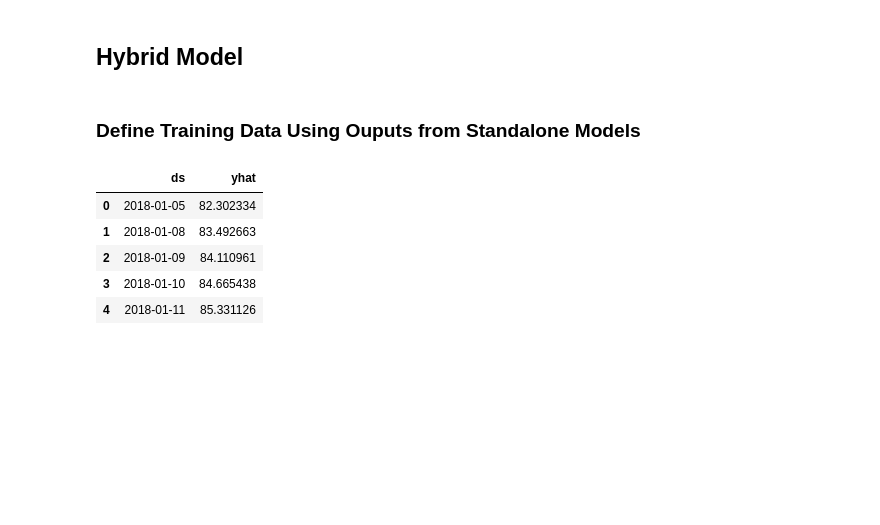
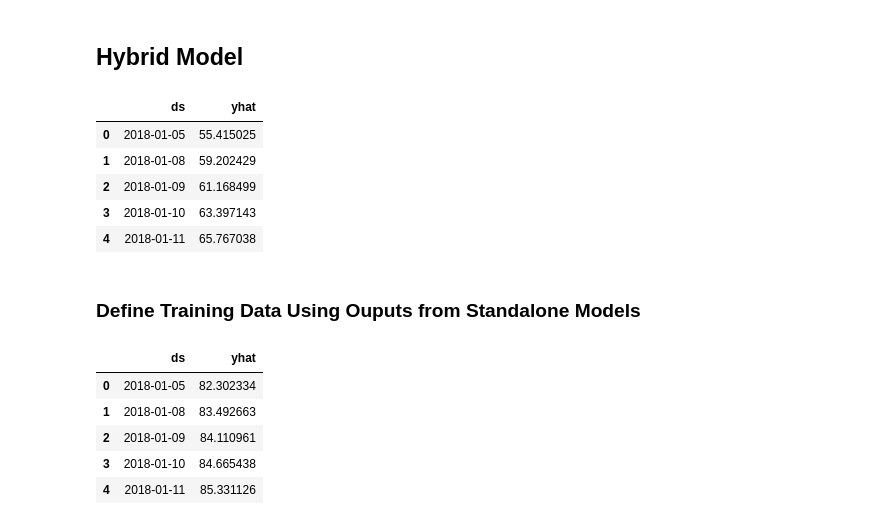
Before and after one commit to Chenzhang0329/StockPrice-Hybrid-Model-, a Jupyter notebook: Working Copy_of_Final_Assignment_Main.ipynb, the cells around one changed output. Drawn from its saved outputs; the diff is of its cells as text; code cells hidden in the pictures; blank space fills up the shorter version.

```diff
--- a/Working Copy_of_Final_Assignment_Main.ipynb
+++ b/Working Copy_of_Final_Assignment_Main.ipynb
@@ -477,12 +477,9 @@ finance_data.head()
 | 4 | 2017-08-10 | 71.900002 | 72.190002 | 71.349998 | 71.410004 | 66.390930 | 24734500 | MSFT | NaN | NaN | NaN | ... |
 # %%
 MSFT_Data = finance_data[finance_data['ticker']=='MSFT']
-
+Google_Data = finance_data[finance_data['ticker']=='GOOG']
 # This function is used to get the train data and test data
 def data_preparation(df):
   data=df[["date","adj_close"]]
   data = data.rename(columns = {'date':'ds', 'adj_close':'y'})
   return data
-
-
-MSFT_Data.head()
@@ -544,0 +533,2 @@ get_data(MSFT_Data)
+# %%
+Google_train_data = get_data(Google_Data)[['ds', 'yhat']]
@@ -565,5 +567,14 @@ INFO:cmdstanpy:Chain [1] done processing
 # %% [markdown]
 ## Hybrid Model
+# %%
+Google_train_data.head()
+# %% [output]
+|  | ds | yhat |
+| 0 | 2018-01-05 | 55.415025 |
+| 1 | 2018-01-08 | 59.202429 |
+| 2 | 2018-01-09 | 61.168499 |
+| 3 | 2018-01-10 | 63.397143 |
+| 4 | 2018-01-11 | 65.767038 |
 # %% [markdown]
 ### Define Training Data Using Ouputs from Standalone Models
 # %%
```
Also changed, not shown: parts of 4 cells of this notebook.
